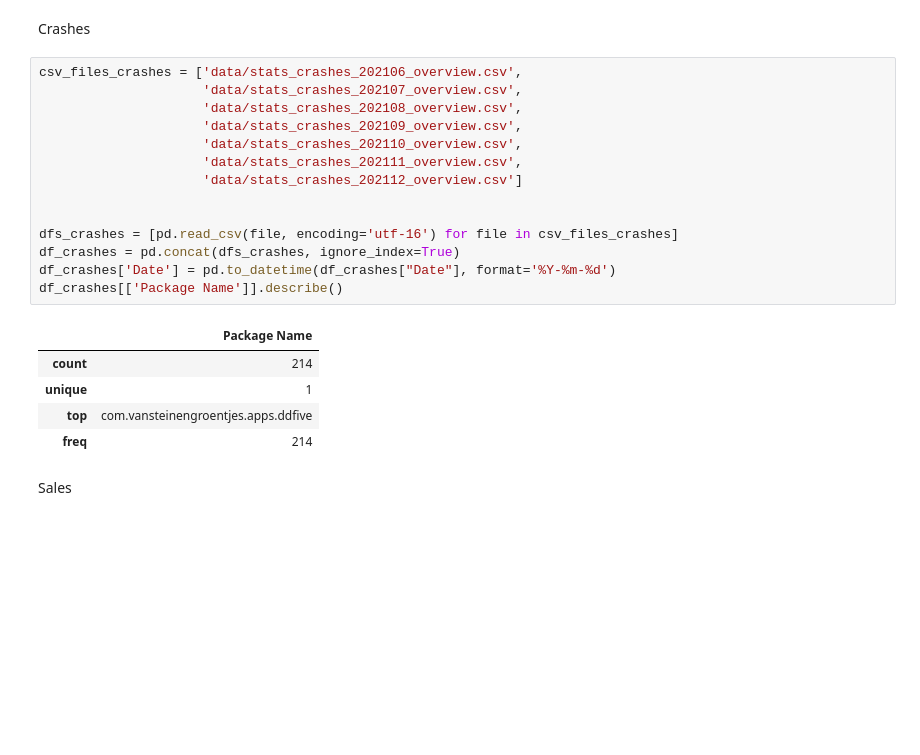
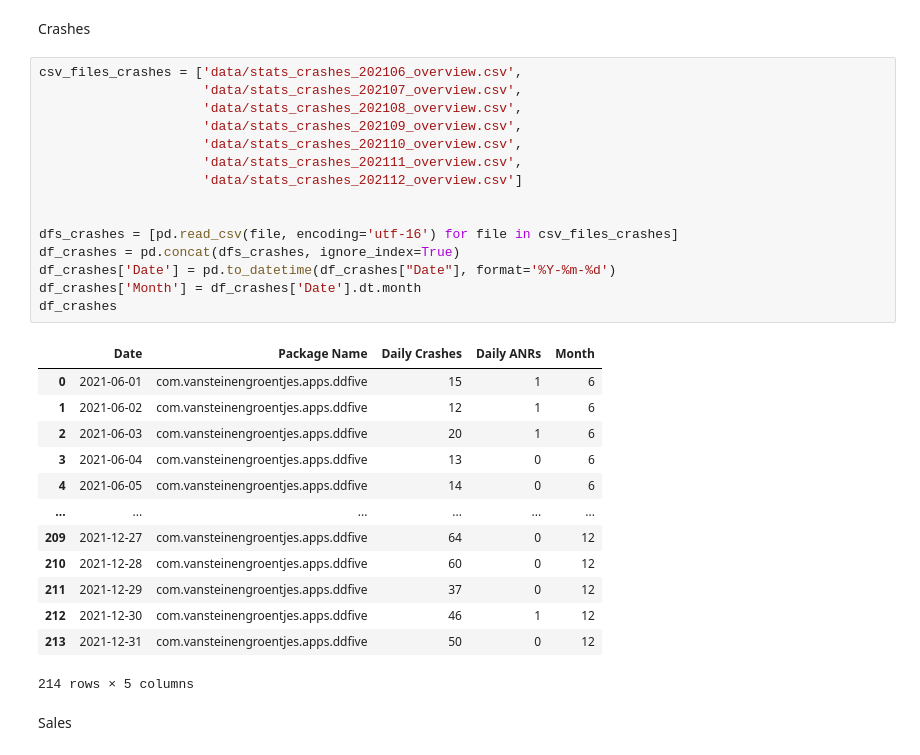
Before and after one commit to DiegoSourbag/DS-A1-Visual-analytics, a Jupyter notebook: assignment1.ipynb, the cells around one changed output. Saved outputs shown, nothing was run; the diff lists cells and outputs as text; blank space fills up the shorter version.

```diff
--- a/assignment1.ipynb
+++ b/assignment1.ipynb
@@ -23,23 +25,32 @@ Crashes
 # %%
 csv_files_crashes = ['data/stats_crashes_202106_overview.csv',
                      'data/stats_crashes_202107_overview.csv',
                      'data/stats_crashes_202108_overview.csv',
                      'data/stats_crashes_202109_overview.csv',
                      'data/stats_crashes_202110_overview.csv',
                      'data/stats_crashes_202111_overview.csv',
                      'data/stats_crashes_202112_overview.csv']
 
 
 dfs_crashes = [pd.read_csv(file, encoding='utf-16') for file in csv_files_crashes]
 df_crashes = pd.concat(dfs_crashes, ignore_index=True)
 df_crashes['Date'] = pd.to_datetime(df_crashes["Date"], format='%Y-%m-%d')
-df_crashes[['Package Name']].describe()
+df_crashes['Month'] = df_crashes['Date'].dt.month
+df_crashes
 # %% [output]
-|  | Package Name |
-| count | 214 |
-| unique | 1 |
-| top | com.vansteinengroentjes.apps.ddfive |
-| freq | 214 |
+|  | Date | Package Name | Daily Crashes | Daily ANRs | Month |
+| 0 | 2021-06-01 | com.vansteinengroentjes.apps.ddfive | 15 | 1 | 6 |
+| 1 | 2021-06-02 | com.vansteinengroentjes.apps.ddfive | 12 | 1 | 6 |
+| 2 | 2021-06-03 | com.vansteinengroentjes.apps.ddfive | 20 | 1 | 6 |
+| 3 | 2021-06-04 | com.vansteinengroentjes.apps.ddfive | 13 | 0 | 6 |
+| 4 | 2021-06-05 | com.vansteinengroentjes.apps.ddfive | 14 | 0 | 6 |
+| ... | ... | ... | ... | ... | ... |
+| 209 | 2021-12-27 | com.vansteinengroentjes.apps.ddfive | 64 | 0 | 12 |
+| 210 | 2021-12-28 | com.vansteinengroentjes.apps.ddfive | 60 | 0 | 12 |
+| 211 | 2021-12-29 | com.vansteinengroentjes.apps.ddfive | 37 | 0 | 12 |
+| 212 | 2021-12-30 | com.vansteinengroentjes.apps.ddfive | 46 | 1 | 12 |
+| 213 | 2021-12-31 | com.vansteinengroentjes.apps.ddfive | 50 | 0 | 12 |
+214 rows × 5 columns
 # %% [markdown]
 Sales
 # %%
```
Also changed, not shown: parts of 9 cells of this notebook, 1 other file.
